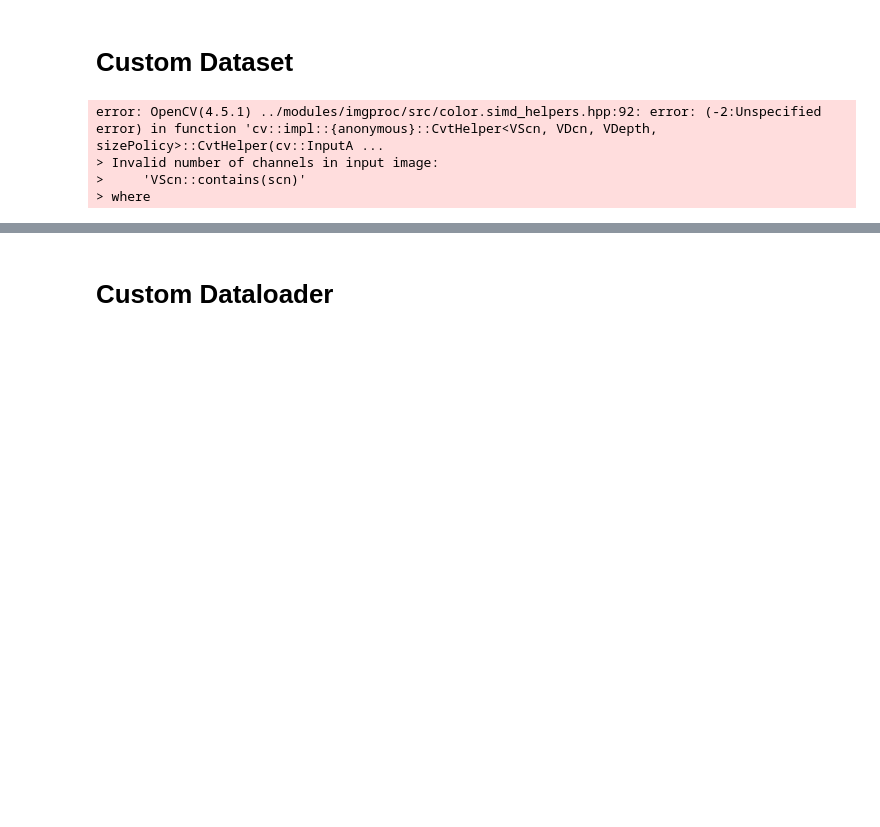
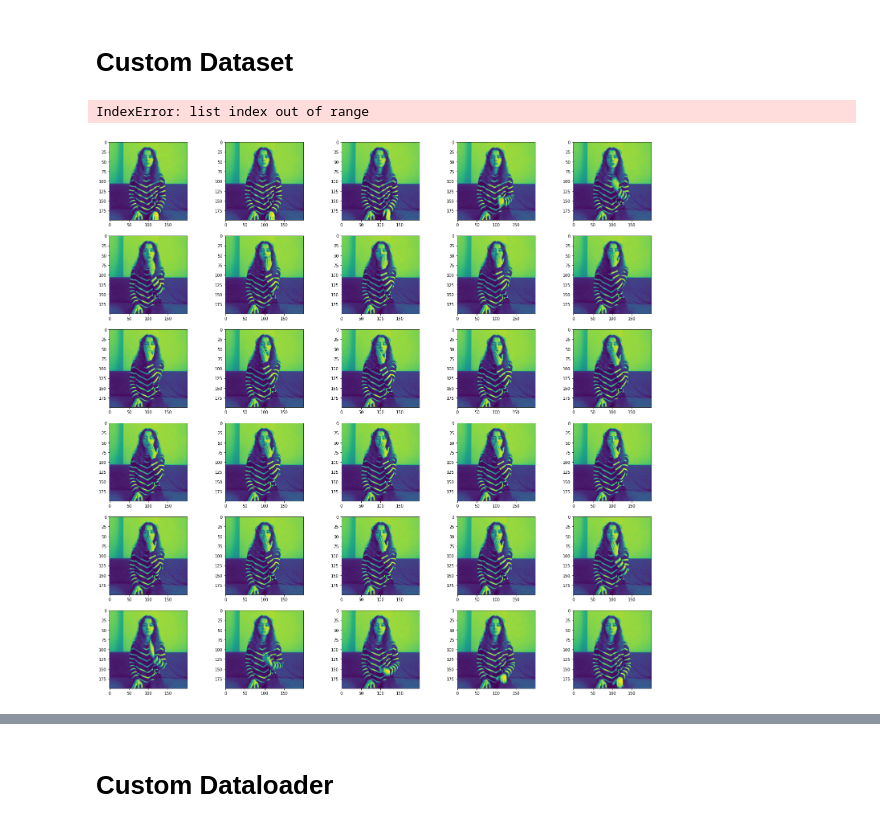
Before and after one commit to LinHuiqing/signo-lingo, a Jupyter notebook: Deep Learning Video Classification.ipynb, the cells around one changed output, grey strips where cells are left out. Cells and saved outputs as stored; diff of their text form; code cells hidden in the pictures; blank space fills up the shorter version.

```diff
--- a/Deep Learning Video Classification.ipynb
+++ b/Deep Learning Video Classification.ipynb
@@ -172,17 +192,27 @@ composed = transforms.Compose([transforms.CenterCrop(384),
 # %%
 # Create train dataset
 
-ld_train = Turkish_Dataset(train_path, train_label, transforms=composed)
+ld_train = Turkish_Dataset(train_path, train_label, n_frames, transforms=transforms_compose) #rgb_transforms=rgb_transforms, depth_transforms=depth_transforms)
 print("shape of first array", ld_train[0][0].shape)
 
 # show image but clip rbg values
-img_np_arr = ld_train[0][0][0].numpy()
-img_np_arr = np.moveaxis(img_np_arr, 0, -1)
+img_np_arr = ld_train[0][0][0][0].numpy()
 plt.imshow(img_np_arr)
 plt.show()
 # %% [output]
-error: OpenCV(4.5.1) ../modules/imgproc/src/color.simd_helpers.hpp:92: error: (-2:Unspecified error) in function 'cv::impl::{anonymous}::CvtHelper<VScn, VDcn, VDepth, sizePolicy>::CvtHelper(cv::InputA ...
-> Invalid number of channels in input image:
->     'VScn::contains(scn)'
-> where
+IndexError: list index out of range
+# %%
+nrows, ncols = 6, 5
+fig, ax = plt.subplots(nrows=nrows, ncols=ncols, figsize=(25, 25))
+for i in range(n_frames):
+    row_idx = i // ncols
+    col_idx = i % ncols
+    ax[row_idx][col_idx].imshow(ld_train[0][0][i][0].numpy())
+
+# # UNCOMMENT TO SAVE PLOT
+# plt.savefig('train_30_0.png')
+
+plt.show()
+# %% [output]
+[figure, added]
 # %%
```
Also changed, not shown: parts of 12 cells of this notebook, 1 other file.
